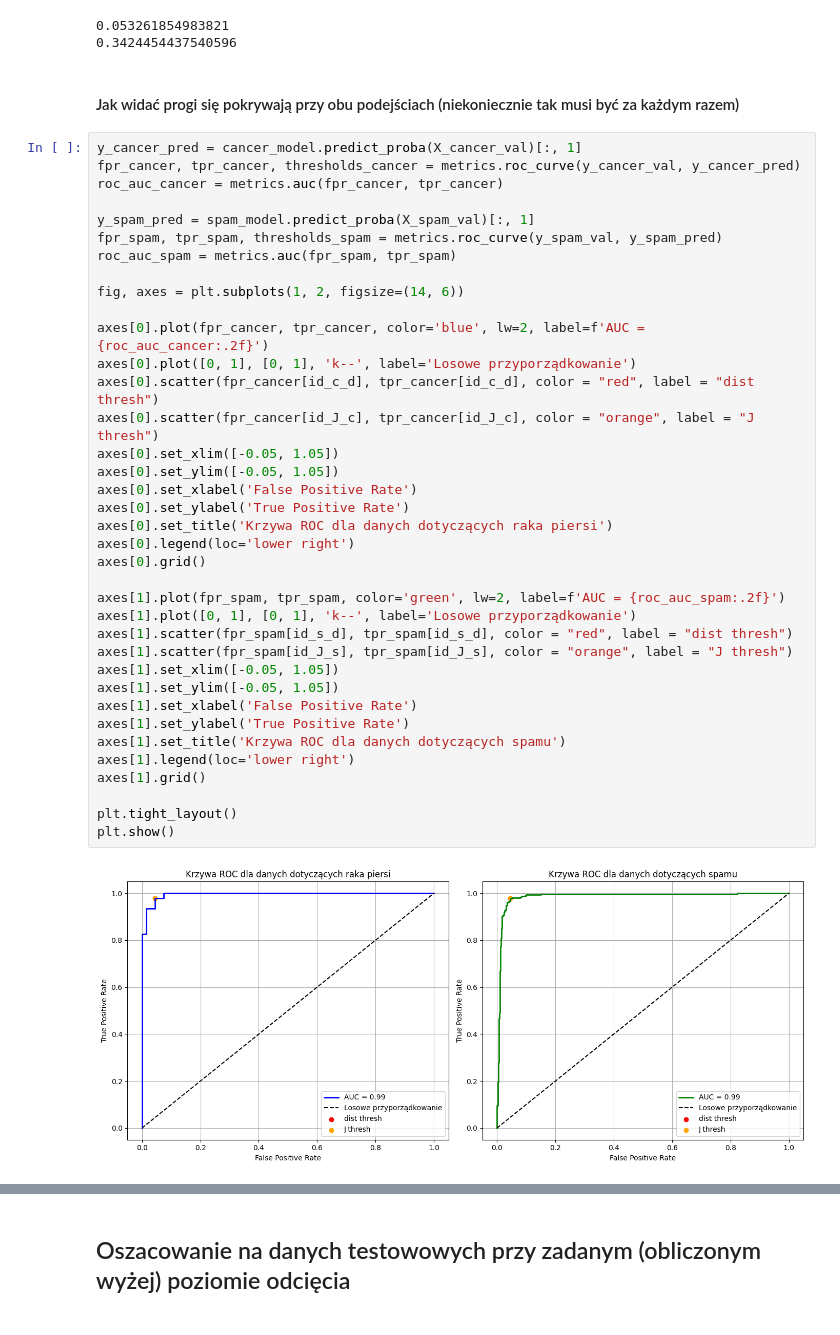
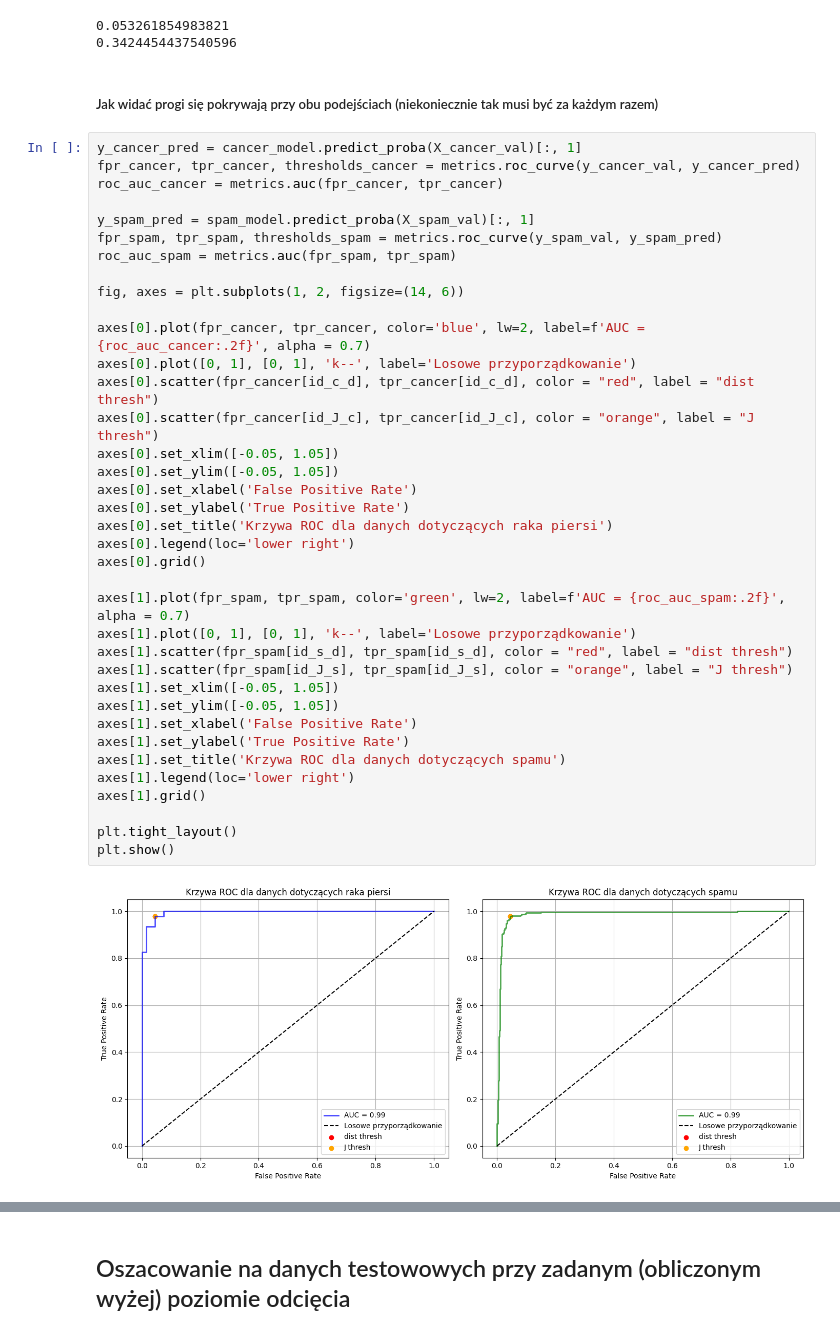
Before and after one commit to tomczj/ML24_25, a Jupyter notebook: Linear_Regression/homework_3.ipynb, the cells around one changed output, grey strips where cells are left out. Cells and saved outputs as stored; diff of their text form.

```diff
--- a/Linear_Regression/homework_3.ipynb
+++ b/Linear_Regression/homework_3.ipynb
@@ -207,7 +218,7 @@ print(best_th_spam_d)
 0.053261854983821
 0.3424454437540596
 # %% [markdown]
-#### Jak widać progi się pokrywają przy obu podejściach (niekoniecznie tak musi być za każdym razem)
+##### Jak widać progi się pokrywają przy obu podejściach (niekoniecznie tak musi być za każdym razem)
 # %%
 y_cancer_pred = cancer_model.predict_proba(X_cancer_val)[:, 1]
 fpr_cancer, tpr_cancer, thresholds_cancer = metrics.roc_curve(y_cancer_val, y_cancer_pred)
@@ -217,34 +228,34 @@ y_spam_pred = spam_model.predict_proba(X_spam_val)[:, 1]
 fpr_spam, tpr_spam, thresholds_spam = metrics.roc_curve(y_spam_val, y_spam_pred)
 roc_auc_spam = metrics.auc(fpr_spam, tpr_spam)
 
 fig, axes = plt.subplots(1, 2, figsize=(14, 6))
 
-axes[0].plot(fpr_cancer, tpr_cancer, color='blue', lw=2, label=f'AUC = {roc_auc_cancer:.2f}')
+axes[0].plot(fpr_cancer, tpr_cancer, color='blue', lw=2, label=f'AUC = {roc_auc_cancer:.2f}', alpha = 0.7)
 axes[0].plot([0, 1], [0, 1], 'k--', label='Losowe przyporządkowanie')
 axes[0].scatter(fpr_cancer[id_c_d], tpr_cancer[id_c_d], color = "red", label = "dist thresh")
 axes[0].scatter(fpr_cancer[id_J_c], tpr_cancer[id_J_c], color = "orange", label = "J thresh")
 axes[0].set_xlim([-0.05, 1.05])
 axes[0].set_ylim([-0.05, 1.05])
 axes[0].set_xlabel('False Positive Rate')
 axes[0].set_ylabel('True Positive Rate')
 axes[0].set_title('Krzywa ROC dla danych dotyczących raka piersi')
 axes[0].legend(loc='lower right')
 axes[0].grid()
 
-axes[1].plot(fpr_spam, tpr_spam, color='green', lw=2, label=f'AUC = {roc_auc_spam:.2f}')
+axes[1].plot(fpr_spam, tpr_spam, color='green', lw=2, label=f'AUC = {roc_auc_spam:.2f}', alpha = 0.7)
 axes[1].plot([0, 1], [0, 1], 'k--', label='Losowe przyporządkowanie')
 axes[1].scatter(fpr_spam[id_s_d], tpr_spam[id_s_d], color = "red", label = "dist thresh")
 axes[1].scatter(fpr_spam[id_J_s], tpr_spam[id_J_s], color = "orange", label = "J thresh")
 axes[1].set_xlim([-0.05, 1.05])
 axes[1].set_ylim([-0.05, 1.05])
 axes[1].set_xlabel('False Positive Rate')
 axes[1].set_ylabel('True Positive Rate')
 axes[1].set_title('Krzywa ROC dla danych dotyczących spamu')
 axes[1].legend(loc='lower right')
 axes[1].grid()
 
 plt.tight_layout()
 plt.show()
 # %% [output]
-[figure, old version]
+[figure, new version]
 # %% [markdown]
```
Also changed, not shown: parts of 33 cells of this notebook.
